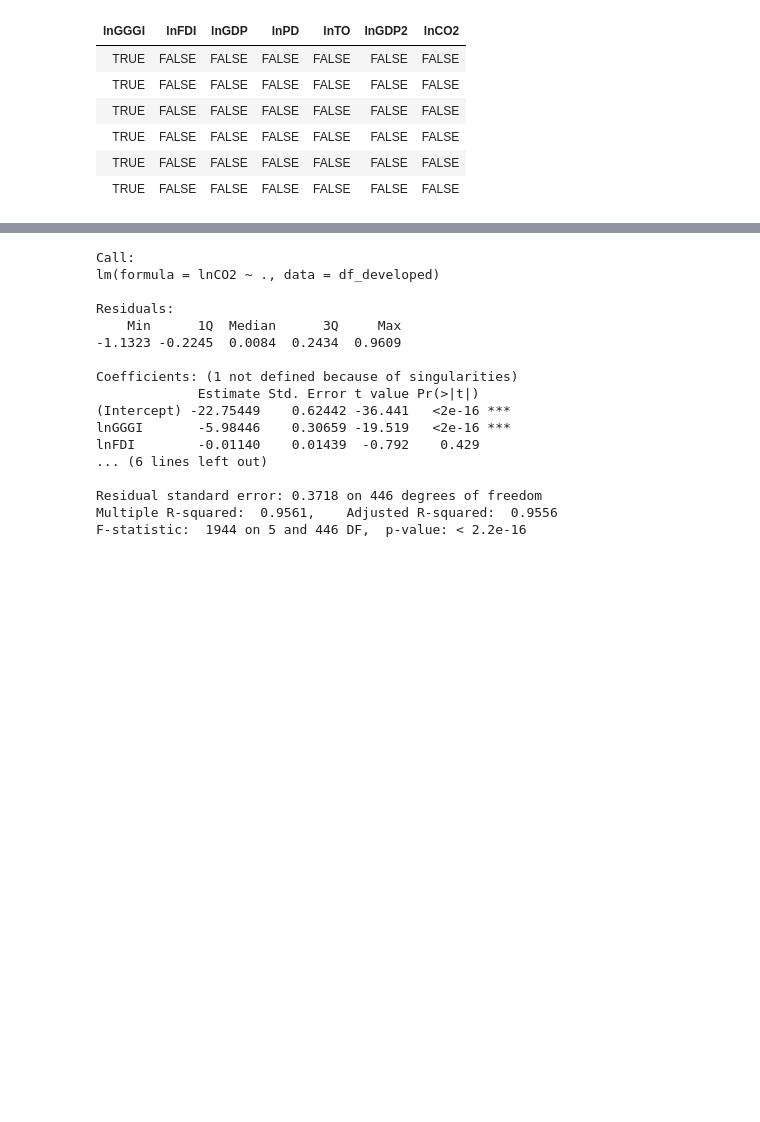
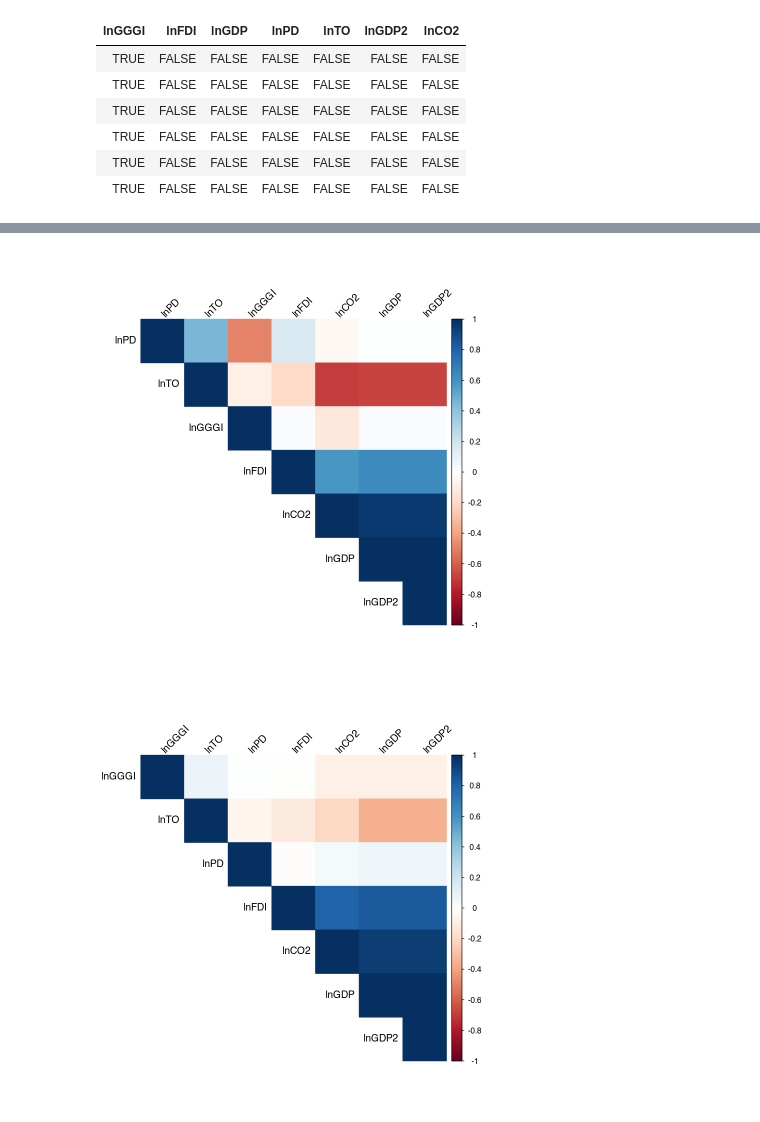
Before and after one commit to esvm4/ScientificResearch212223, a Jupyter notebook: dataAnalysis.ipynb, the cells around one changed output, grey strips where cells are left out. Drawn from its saved outputs; the diff is of its cells as text; code cells hidden in the pictures; blank space fills up the shorter version.

```diff
--- a/dataAnalysis.ipynb
+++ b/dataAnalysis.ipynb
@@ -152,21 +151,0 @@ A matrix: 7 × 7 of type dbl
-# %%
-model_developed <- lm(lnCO2~., data = df_developed)
-summary(model_developed)
-# %% [output]
-Call:
-lm(formula = lnCO2 ~ ., data = df_developed)
-
-Residuals:
-    Min      1Q  Median      3Q     Max
--1.1323 -0.2245  0.0084  0.2434  0.9609
-
-Coefficients: (1 not defined because of singularities)
-             Estimate Std. Error t value Pr(>|t|)
-(Intercept) -22.75449    0.62442 -36.441   <2e-16 ***
-lnGGGI       -5.98446    0.30659 -19.519   <2e-16 ***
-lnFDI        -0.01140    0.01439  -0.792    0.429
-... (6 lines left out)
-
-Residual standard error: 0.3718 on 446 degrees of freedom
-Multiple R-squared:  0.9561,    Adjusted R-squared:  0.9556
-F-statistic:  1944 on 5 and 446 DF,  p-value: < 2.2e-16
@@ -174,0 +152,8 @@ F-statistic:  1944 on 5 and 446 DF,  p-value: < 2.2e-16
+# %%
+# corr heatmap
+corrplot(cor(df_developed), method = "color", type = "upper", order = "hclust", tl.col = "black", tl.srt = 45)
+corrplot(cor(df_developing), method = "color", type = "upper", order = "hclust", tl.col = "black", tl.srt = 45)
+corrplot(cor(df_all), method = "color", type = "upper", order = "hclust", tl.col = "black", tl.srt = 45)
+# %% [output]
+[figure, added]
+[figure, added]
```
Also changed, not shown: parts of 7 cells of this notebook.
